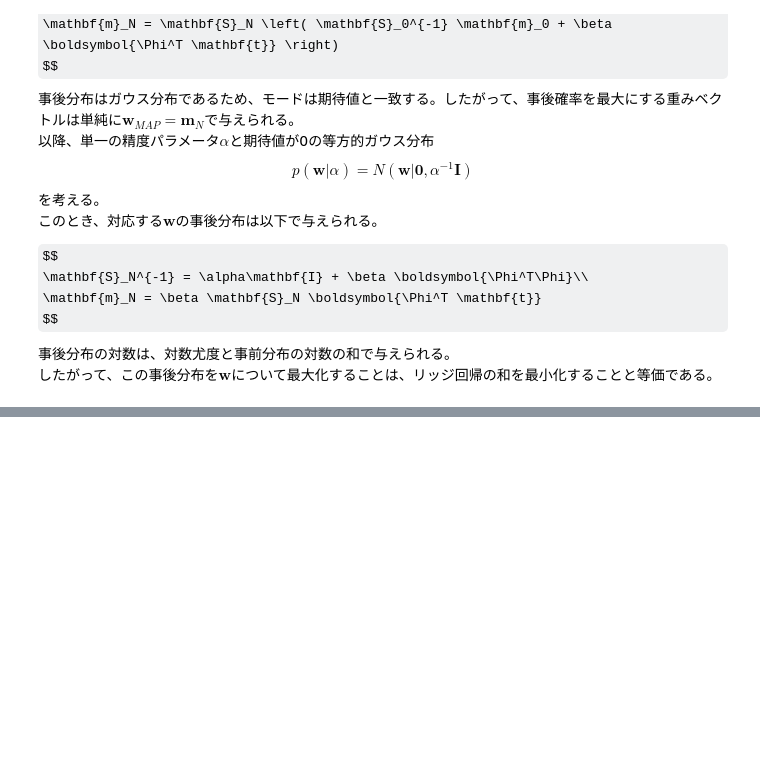
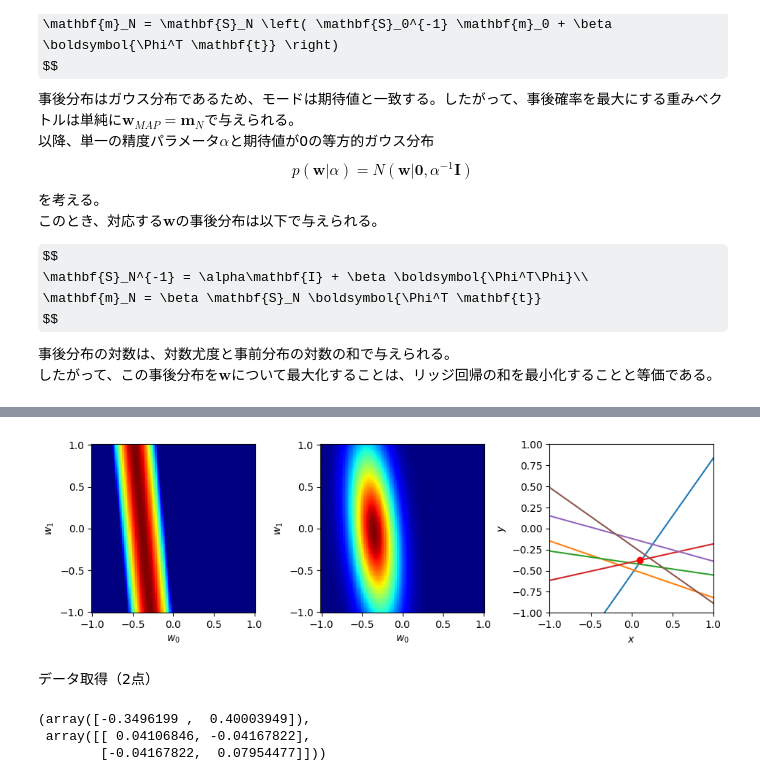
Before and after one commit to arata234/PRML, a Jupyter notebook: cp3_linear_regression_model.ipynb, the cells around one changed output, grey strips where cells are left out. Cells and saved outputs as stored; diff of their text form; code cells hidden in the pictures; some formulas as TeX source; blank space fills up the shorter version.

```diff
--- a/cp3_linear_regression_model.ipynb
+++ b/cp3_linear_regression_model.ipynb
@@ -660,0 +753,16 @@ $$
+# %%
+fig, axis = plt.subplots(1, 3, figsize=(11, 3))
+plt.subplots_adjust(wspace=0.4)
+model.plot_likelihood(t=model.train_t[-1], x=model.train_x[-1], ax=axis[0])
+model.plot_probability(mean=model.mn, cov=model.sn, ax=axis[1])
+model.plot_lines(model.mn, model.sn, ax=axis[2])
+# %% [output]
+[figure, added]
+# %% [markdown]
+データ取得（2点）
+# %%
+model.update()
+# %% [output]
+(array([-0.3496199 ,  0.40003949]),
+ array([[ 0.04106846, -0.04167822],
+        [-0.04167822,  0.07954477]]))
```
Also changed, not shown: parts of 34 cells of this notebook, 1 other file.
